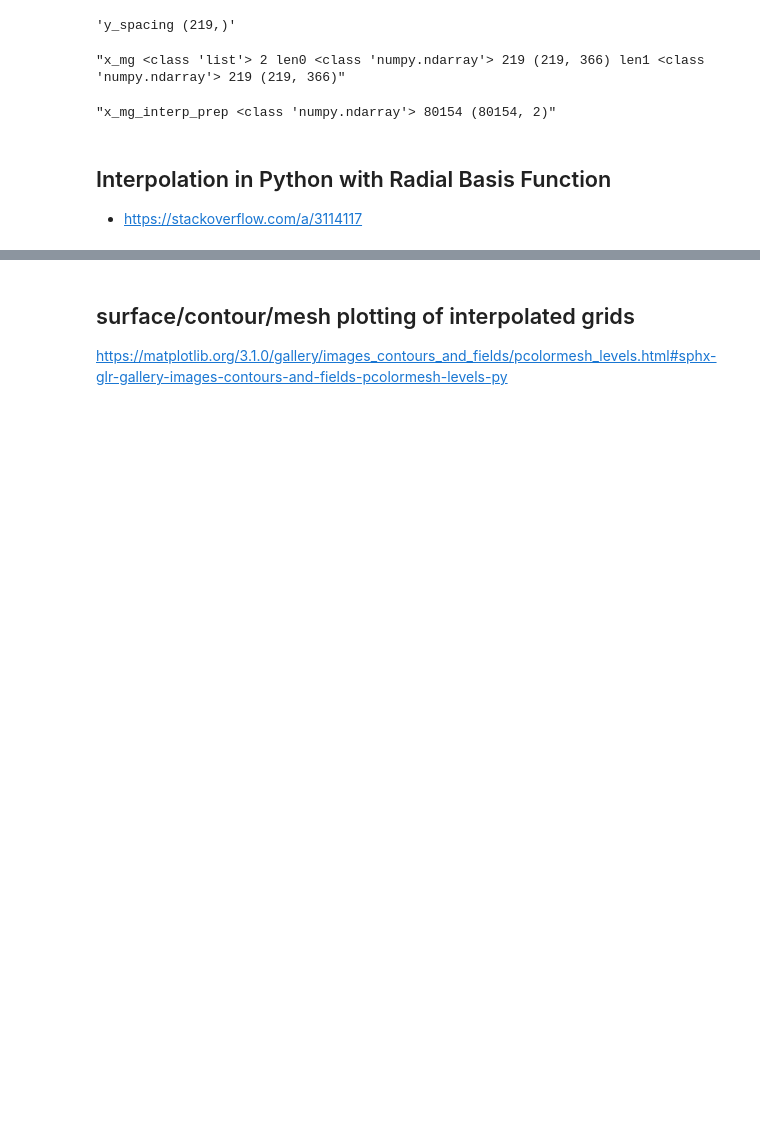
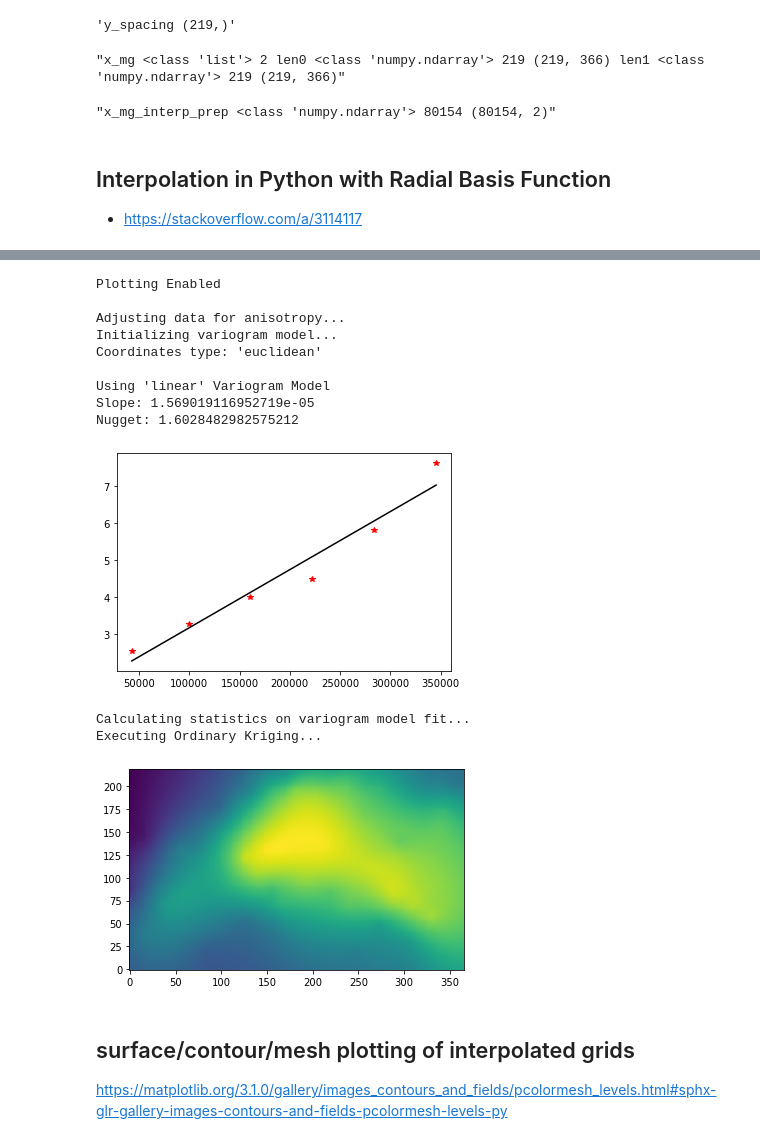
Before and after one commit to allixender/py_interpol_demo, a Jupyter notebook: interpol_temperature.ipynb, the cells around one changed output, grey strips where cells are left out. Drawn from its saved outputs; the diff is of its cells as text; code cells hidden in the pictures; blank space fills up the shorter version.

```diff
--- a/interpol_temperature.ipynb
+++ b/interpol_temperature.ipynb
@@ -377,3 +451,36 @@ plt.show()
+# %%
+from gstools import Gaussian
+
+# a GSTools based covariance model
+cov_model = Gaussian(dim=2, len_scale=1, anis=0.2, angles=-0.5, var=0.5, nugget=0.1)
+
+# ordinary kriging with pykrige
+OK_cov = OrdinaryKriging(geo_df_3301['x'].astype(float).values,
+                     geo_df_3301['y'].astype(float).values,
+                     geo_df_3301['airtemperature'].values,
+                     # variogram_model='gaussian',
+                     variogram_function=cov_model,
+                     verbose=True,
+                     enable_plotting=True)
+
+
+z1_cov, ss1_cov = OK_cov.execute('grid', x_spacing, y_spacing)
+plt.imshow(z1_cov, origin="lower")
+plt.show()
+# %% [output]
+Plotting Enabled
+
+Adjusting data for anisotropy...
+Initializing variogram model...
+Coordinates type: 'euclidean'
+
+Using 'linear' Variogram Model
+Slope: 1.569019116952719e-05
+Nugget: 1.6028482982575212
+[figure, added]
+Calculating statistics on variogram model fit...
+Executing Ordinary Kriging...
+[figure, added]
 # %% [markdown]
 ## surface/contour/mesh plotting of interpolated grids
 
```
Also changed, not shown: parts of 18 cells of this notebook, 1 other file.
